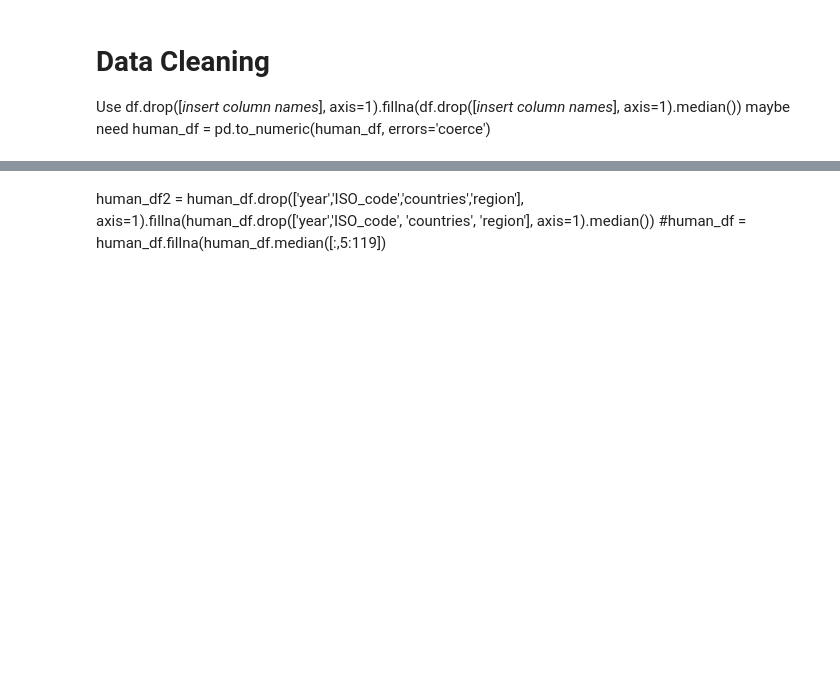
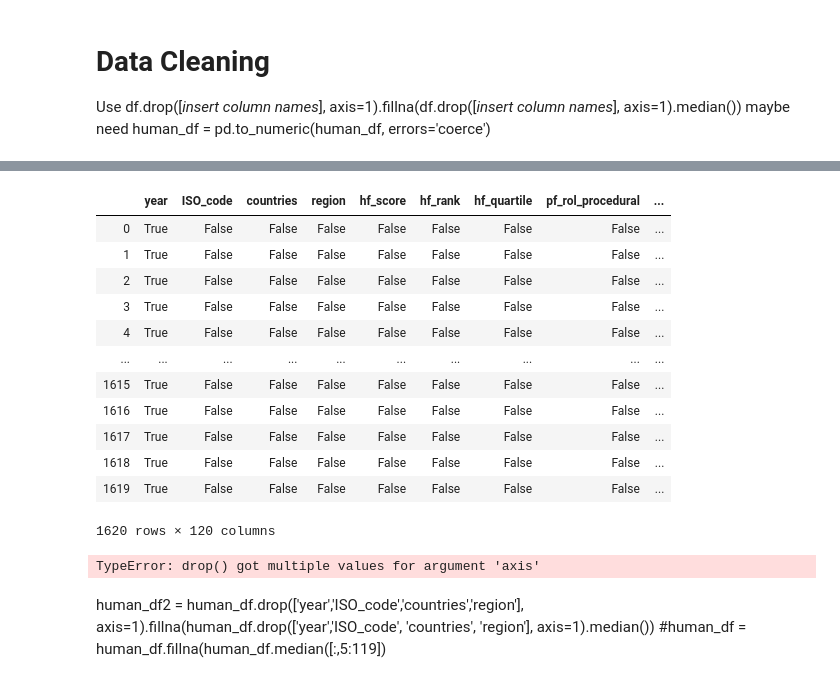
Before and after one commit to pitaconsumer/Jupyter-Projects, a Jupyter notebook: Cluster and Dimension Reduction Challenge_Human Freedom Index.ipynb, the cells around one changed output, grey strips where cells are left out. Saved outputs shown, nothing was run; the diff lists cells and outputs as text; code cells hidden in the pictures; blank space fills up the shorter version.

```diff
--- a/Cluster and Dimension Reduction Challenge_Human Freedom Index.ipynb
+++ b/Cluster and Dimension Reduction Challenge_Human Freedom Index.ipynb
@@ -109,3 +140,24 @@ X = human_df.iloc[:,5:119]
+# %%
+human_df.applymap(lambda x: isinstance(x, (int, float)))
+# %% [output]
+|  | year | ISO_code | countries | region | hf_score | hf_rank | hf_quartile | pf_rol_procedural | ... |
+| 0 | True | False | False | False | False | False | False | False | ... |
+| 1 | True | False | False | False | False | False | False | False | ... |
+| 2 | True | False | False | False | False | False | False | False | ... |
+| 3 | True | False | False | False | False | False | False | False | ... |
+| 4 | True | False | False | False | False | False | False | False | ... |
+| ... | ... | ... | ... | ... | ... | ... | ... | ... | ... |
+| 1615 | True | False | False | False | False | False | False | False | ... |
+| 1616 | True | False | False | False | False | False | False | False | ... |
+| 1617 | True | False | False | False | False | False | False | False | ... |
+| 1618 | True | False | False | False | False | False | False | False | ... |
+| 1619 | True | False | False | False | False | False | False | False | ... |
+1620 rows × 120 columns
+# %%
+human_df2 = (human_df.drop('year','ISO_code','countries','region', axis=1).join(human_df['year','ISO_code','countries','region'].apply(pd.to_numeric, errors='coerce')))
+human_df2[human_df2['year','ISO_code','countries','region'].notnull().all(axis=1)]
+# %% [output]
+TypeError: drop() got multiple values for argument 'axis'
 # %% [markdown]
 human_df2 = human_df.drop(['year','ISO_code','countries','region'], axis=1).fillna(human_df.drop(['year','ISO_code', 'countries', 'region'], axis=1).median())
 #human_df = human_df.fillna(human_df.median([:,5:119])
```
Also changed, not shown: parts of 2 cells of this notebook.
